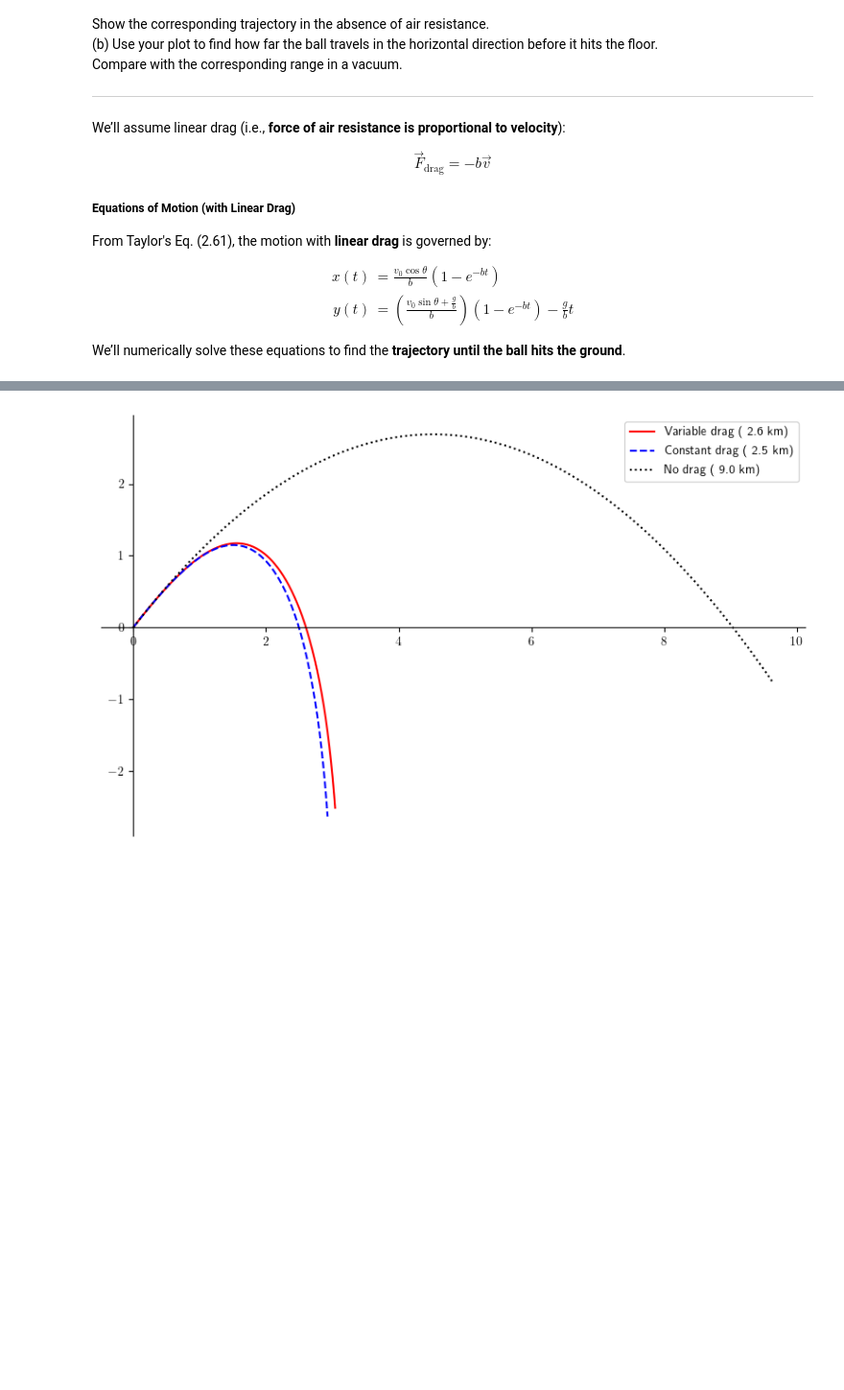
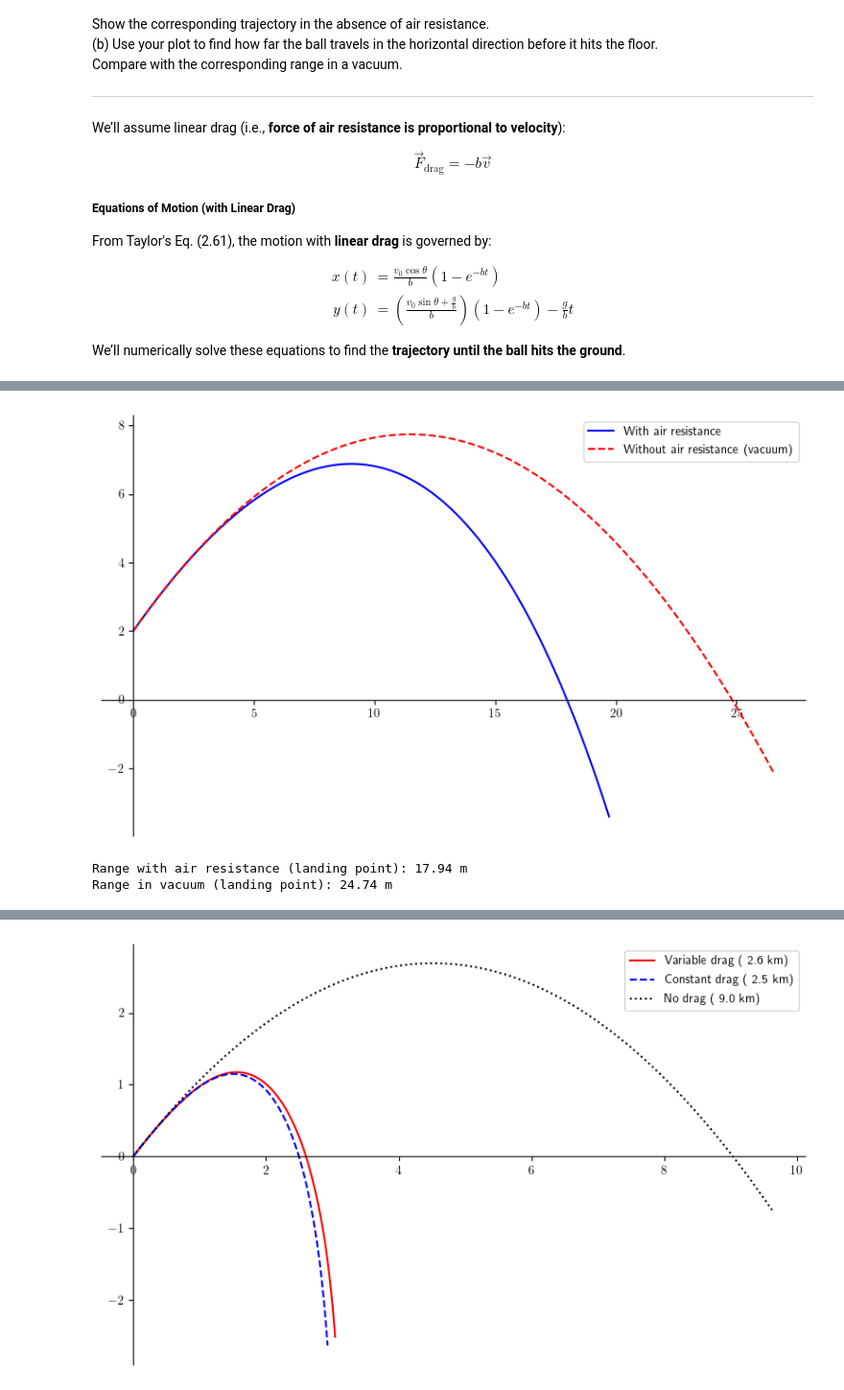
Before and after one commit to Chaks1603/Python-Assignments, a Jupyter notebook: Physics B.Sc/Projectile.ipynb, the cells around one changed output, grey strips where cells are left out. Shown at 96% size. Drawn from its saved outputs; the diff is of its cells as text; code cells hidden in the pictures; blank space fills up the shorter version.

```diff
--- a/Physics B.Sc/Projectile.ipynb
+++ b/Physics B.Sc/Projectile.ipynb
@@ -270,3 +224,48 @@ Range in vacuum: 24.79 m
+# %%
+def xy_with_drag(t):
+    vx = (v0 * np.cos(theta)) / b * (1 - np.exp(-b * t))
+    x = vx
+    vy = ((v0 * np.sin(theta) + g / b) / b) * (1 - np.exp(-b * t)) - (g / b) * t
+    y = vy + y0
+    return x, y
+
+def y_with_drag(t):
+    return ((v0 * np.sin(theta) + g / b) / b) * (1 - np.exp(-b * t)) - (g / b) * t + y0
+
+v0    = 15                  # m/s
+theta = np.radians(45)      # convert to radians
+g     = 9.8                 # m/s^2
+b     = 0.25                # drag coefficient (1/s), you can adjust this value
+y0    = 2                   # Initial height (say 2 meters from hand)
+t_max = 2.5
+t_val = np.linspace(0, t_max, 300)
+x_drag,y_drag = [], []
+
+for t in t_val:
+    x, y = xy_with_drag(t)
+    x_drag.append(x)
+    y_drag.append(y)
+
+x_vac = v0 * np.cos(theta) * t_val
+y_vac = y0 + v0 * np.sin(theta) * t_val - 0.5 * g * t_val**2
+
+fig=plt.figure(figsize=(10, 6))
+ax = plt.axes()
+customize_axes(ax)
+ax.plot(x_drag, y_drag, label="With air resistance", color="blue")
+ax.plot(x_vac, y_vac, label="Without air resistance (vacuum)", linestyle='--', color="red")
+ax.legend()
+plt.show()
+
+## (b)
+x_hit_drag = x_drag[np.where(np.array(y_drag) >= 0)[0][-1]]
+x_hit_vac  = x_vac[np.where(np.array(y_vac)  >= 0)[0][-1]]
+print(f"Range with air resistance (landing point): {x_hit_drag:.2f} m")
+print(f"Range in vacuum (landing point): {x_hit_vac:.2f} m")
+# %% [output]
+[figure, added]
+Range with air resistance (landing point): 17.94 m
+Range in vacuum (landing point): 24.74 m
 # %% [markdown]
 **2.44** To get an accurate trajectory for a projectile one must often take account of several complications.
 For example, if a projectile goes very high then we have to allow for the reduction in air resistance as atmospheric density decreases.
```
Also changed, not shown: parts of 5 cells of this notebook.
